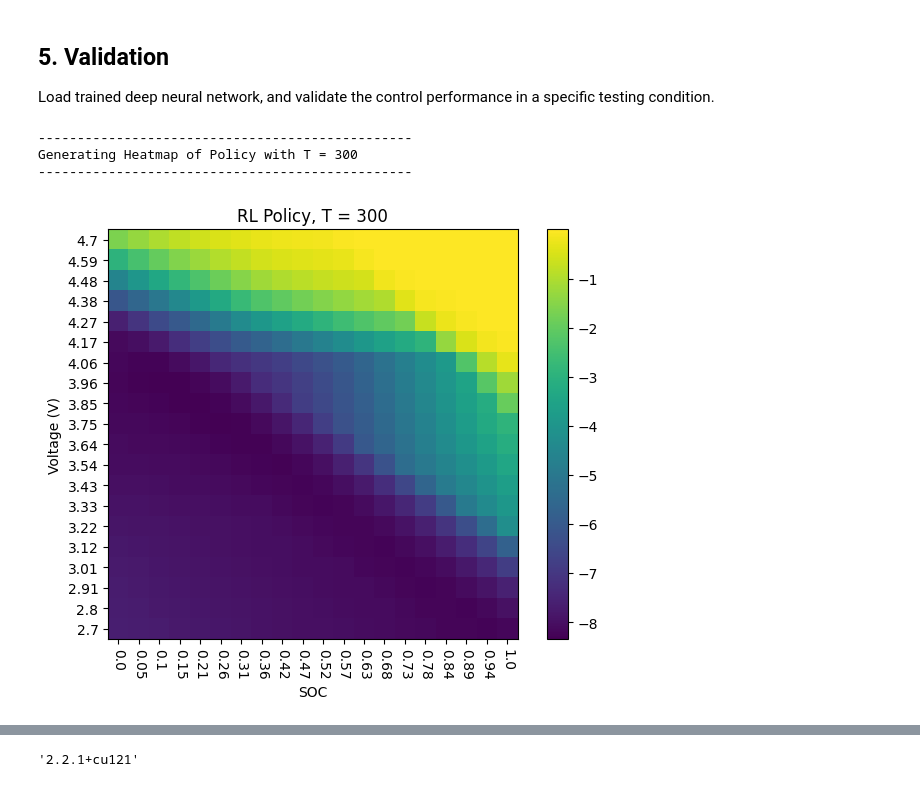
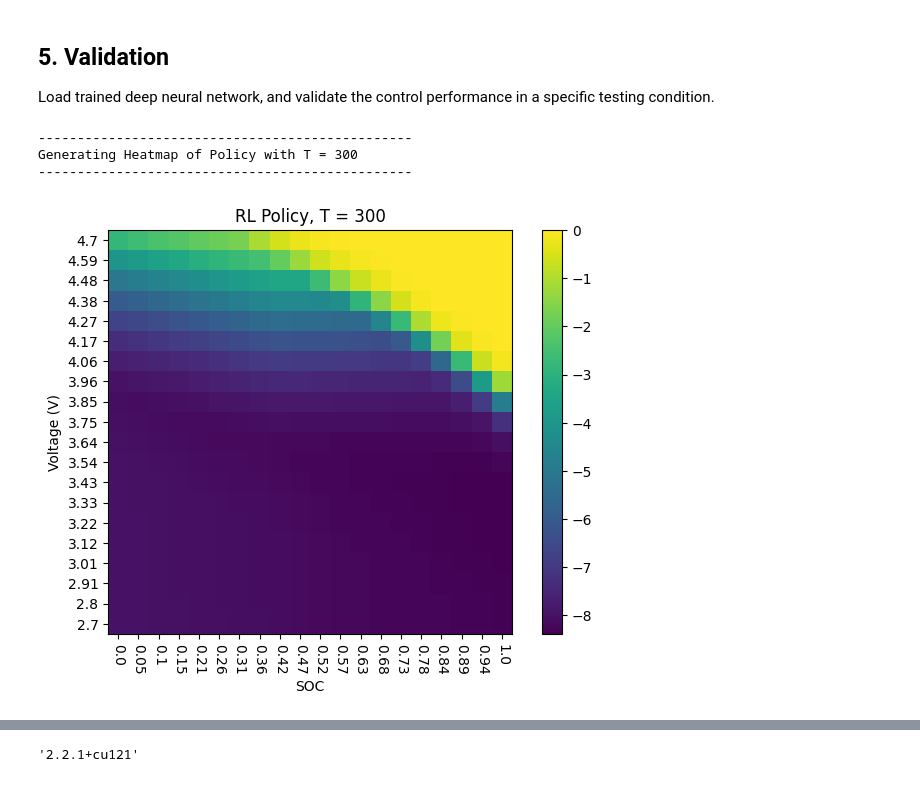
Before and after one commit to hovsept/RL-BATT-DDPG, a Jupyter notebook: OutputFeedback_RL/1_OutputFeedback_Analysis_Notebook.ipynb, the cells around one changed output, grey strips where cells are left out. Drawn from its saved outputs; the diff is of its cells as text; code cells hidden in the pictures.

```diff
--- a/OutputFeedback_RL/1_OutputFeedback_Analysis_Notebook.ipynb
+++ b/OutputFeedback_RL/1_OutputFeedback_Analysis_Notebook.ipynb
@@ -223,7 +223,7 @@ def denormalize_input(input_value, min_OUTPUT_value, max_OUTPUT_value):
 agent = Agent(state_size=3, action_size=1, random_seed=1)
 
 # Load
-i_episode=1500
+i_episode=800
 
 i_training=1
 agent.actor_local.load_state_dict(torch.load('results_hov/training_results/training'+str(i_training)+'/episode'+str(i_episode)+'/checkpoint_actor_'+str(i_episode)+'.pth',map_location='cpu'))
@@ -255,34 +255,34 @@ def policy_heatmap(agent, T = 300, max_current = -2.5*3.4, min_current = 0.):
 
     ACTION = ACTION[:-1]
 
     nx = SOC_grid.shape[0]
     no_labels_x = nx # how many labels to see on axis x
     step_x = int(nx / (no_labels_x - 1)) # step between consecutive labels
     x_positions = np.arange(0,nx,step_x) # pixel count at label position
 
     ny = V_grid.shape[0]
     no_labels_y = ny # how many labels to see on axis x
     step_y = int(ny / (no_labels_y - 1)) # step between consecutive labels
     y_positions = np.arange(0,ny,step_x) # pixel count at label position
 
 
     plt.imshow(ACTION, interpolation='nearest')
     plt.colorbar()
     plt.xticks(x_positions, np.trunc(100*SOC_grid)/100, rotation = -90)
     plt.yticks(y_positions, np.trunc(100*np.flip(V_grid))/100)
     plt.tight_layout()
     plt.title('RL Policy, T = ' + str(T))
     plt.xlabel('SOC')
     plt.ylabel('Voltage (V)')
     plt.show()
     return ACTION
 
 ACTION = policy_heatmap(agent,T = 300)
 # %% [output]
 ------------------------------------------------
 Generating Heatmap of Policy with T = 300
 ------------------------------------------------
-[figure, old version]
+[figure, new version]
 # %%
 # Environment
 # settings['sample_time']=1
```
Also changed, not shown: parts of 6 cells of this notebook, 7 other files.
